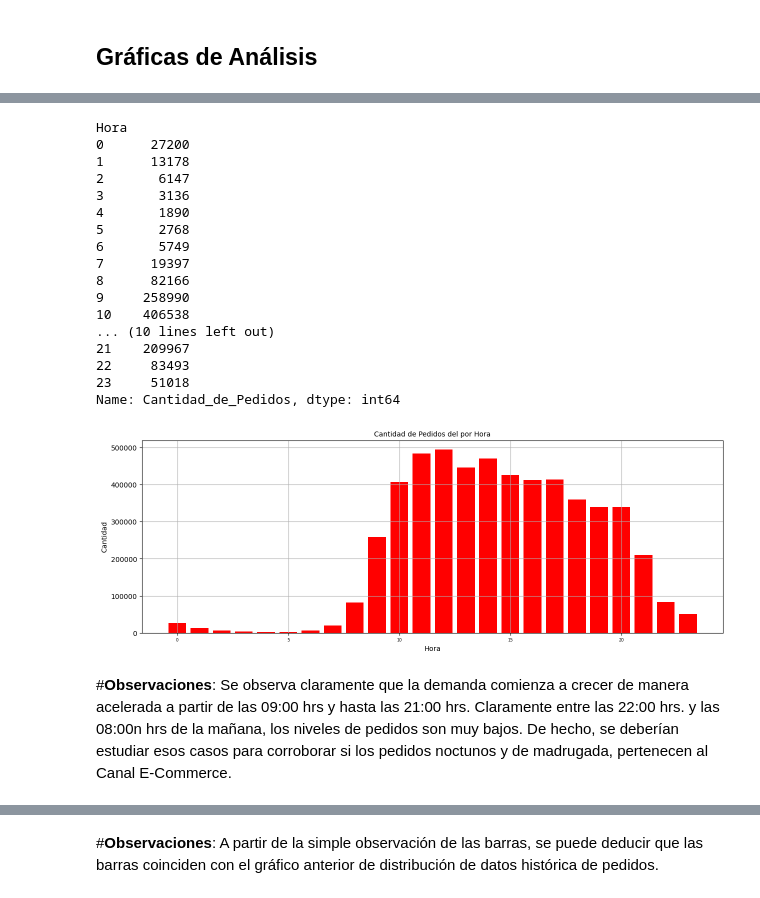
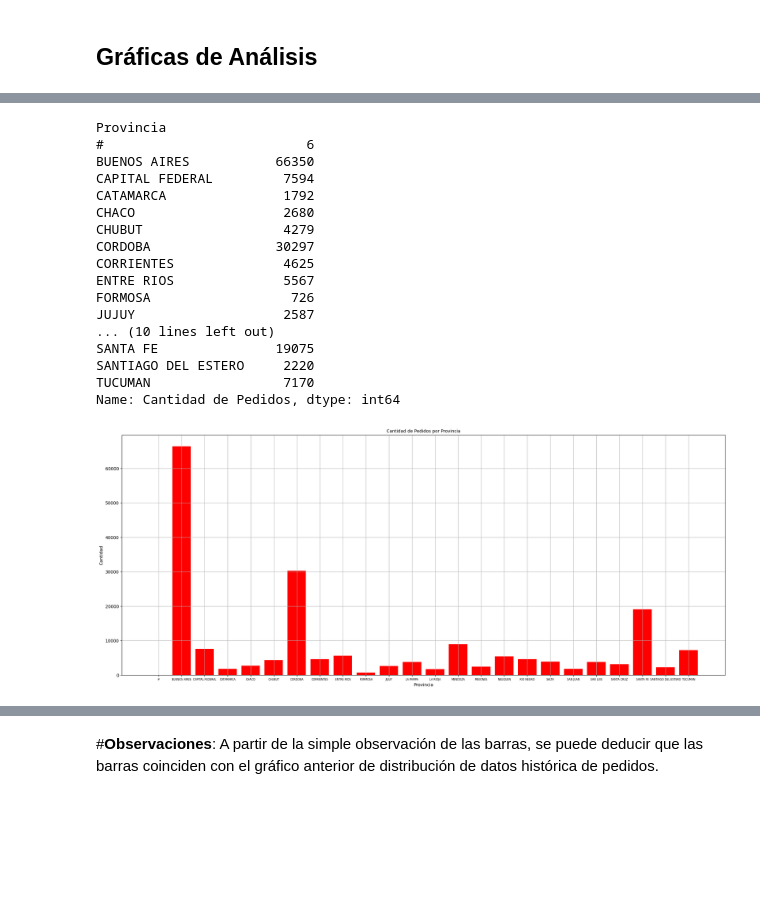
Before and after one commit to Leonardo-rodcas/Proyecto-DS-61190-E-Commerce, a Jupyter notebook: ProyectoDS_Rodriguez_Castillo_Leonardo.ipynb, the cells around one changed output, grey strips where cells are left out. Cells and saved outputs as stored; diff of their text form; code cells hidden in the pictures; blank space fills up the shorter version.

```diff
--- a/ProyectoDS_Rodriguez_Castillo_Leonardo.ipynb
+++ b/ProyectoDS_Rodriguez_Castillo_Leonardo.ipynb
@@ -165,11 +165,11 @@ URL1 = 'https://github.com/Leonardo-rodcas/Proyecto-DS-61190-E-Commerce/raw/refs
 URL2 = 'https://github.com/Leonardo-rodcas/Proyecto-DS-61190-E-Commerce/raw/refs/heads/main/2024_2_Pedidos_61190.xlsx'
 # %%
 #Cremos Dataframes
-df1 = pd.read_excel(URL1)
-df2 = pd.read_excel(URL2)
+df_2024_Sem_1 = pd.read_excel(URL1)
+df_2024_Sem_2 = pd.read_excel(URL2)
 # %%
 #Concatenamos ambos Dataframes
-frames = [df1, df2]
+frames = [df_2024_Sem_1, df_2024_Sem_2]
 df = pd.concat(frames)
 # %%
 #Creamos Dataframe Auxiliar con datos de Provicias
@@ -374,33 +375,30 @@ Respecto a la predicción respecto de Canal y Subcanal, la respuesta es que se p
 # %%
 #Barras de Cantidad de Pedidos por Hora
-df_pedidos_hora = df_pedidos.groupby('Hora')['Cantidad_de_Pedidos'].sum()
-print(df_pedidos_hora)
-fig, ax = plt.subplots(figsize=(15,5))
+df_provincia = df.groupby('Provincia')['Cantidad de Pedidos'].sum()
+print(df_provincia)
+fig, ax = plt.subplots(figsize=(25,10))
 plt.xticks(fontsize=6)
-ax.bar(df_pedidos_hora.index, df_pedidos_hora, color = 'red')
-ax.set_title('Cantidad de Pedidos del por Hora', fontsize=10)
+ax.bar(df_provincia.index, df_provincia, color = 'red')
+ax.set_title('Cantidad de Pedidos por Provincia', fontsize=10)
 ax.set_ylabel('Cantidad', fontsize=10)
-ax.set_xlabel('Hora', fontsize=10)
+ax.set_xlabel('Provincia', fontsize=10)
 ax.grid()
 # %% [output]
-Hora
-0      27200
-1      13178
-2       6147
-3       3136
-4       1890
-5       2768
-6       5749
-7      19397
-8      82166
-9     258990
-10    406538
+Provincia
+#                          6
+BUENOS AIRES           66350
+CAPITAL FEDERAL         7594
+CATAMARCA               1792
+CHACO                   2680
+CHUBUT                  4279
+CORDOBA                30297
+CORRIENTES              4625
+ENTRE RIOS              5567
+FORMOSA                  726
+JUJUY                   2587
 ... (10 lines left out)
-21    209967
-22     83493
-23     51018
-Name: Cantidad_de_Pedidos, dtype: int64
+SANTA FE               19075
+SANTIAGO DEL ESTERO     2220
+TUCUMAN                 7170
+Name: Cantidad de Pedidos, dtype: int64
-[figure, old version]
+[figure, new version]
-# %% [markdown]
-#**Observaciones**:
-Se observa claramente que la demanda comienza a crecer de manera acelerada a partir de las 09:00 hrs y hasta las 21:00 hrs. Claramente entre las 22:00 hrs. y las 08:00n hrs de la mañana, los niveles de pedidos son muy bajos. De hecho, se deberían estudiar esos casos para corroborar si los pedidos noctunos y de madrugada, pertenecen al Canal E-Commerce.
```
Also changed, not shown: parts of 15 cells of this notebook.
